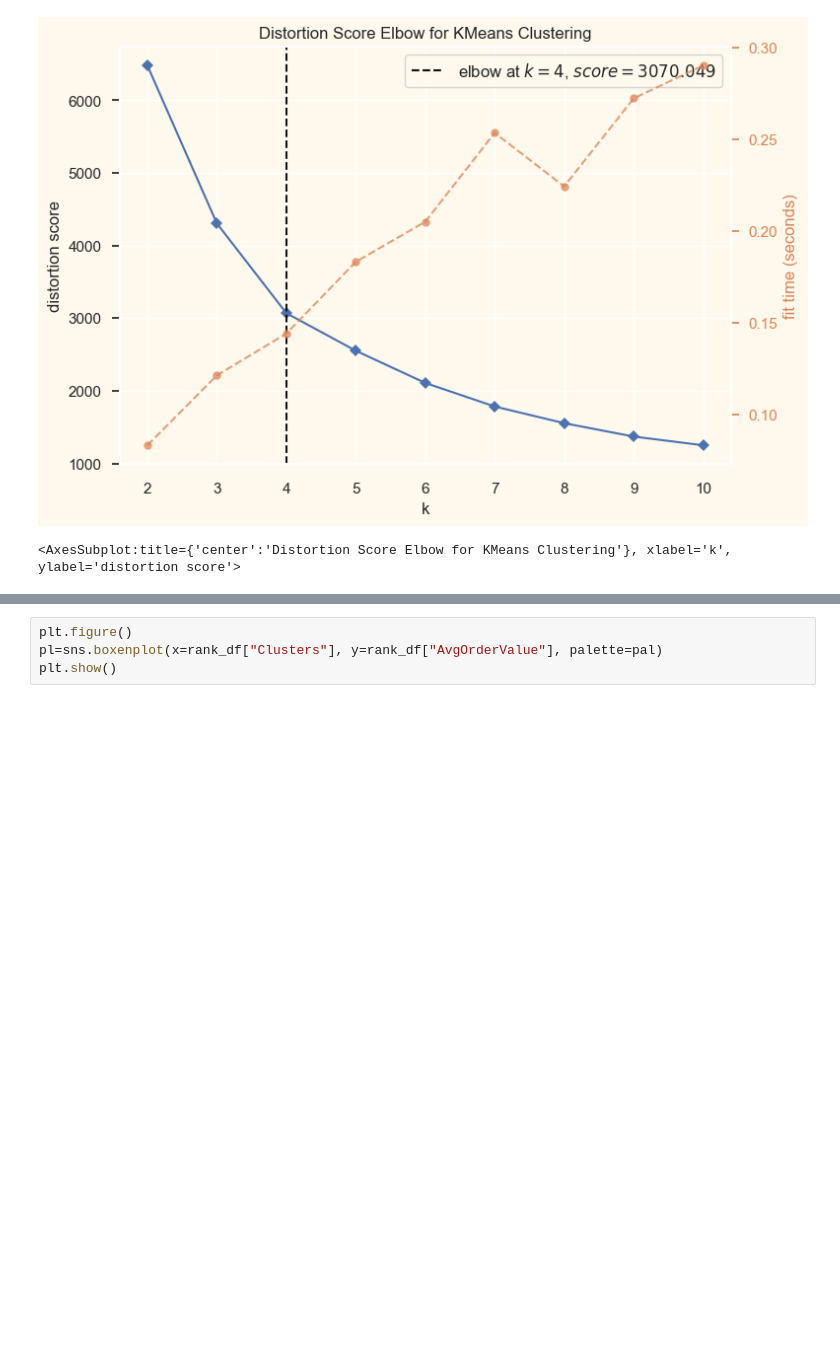
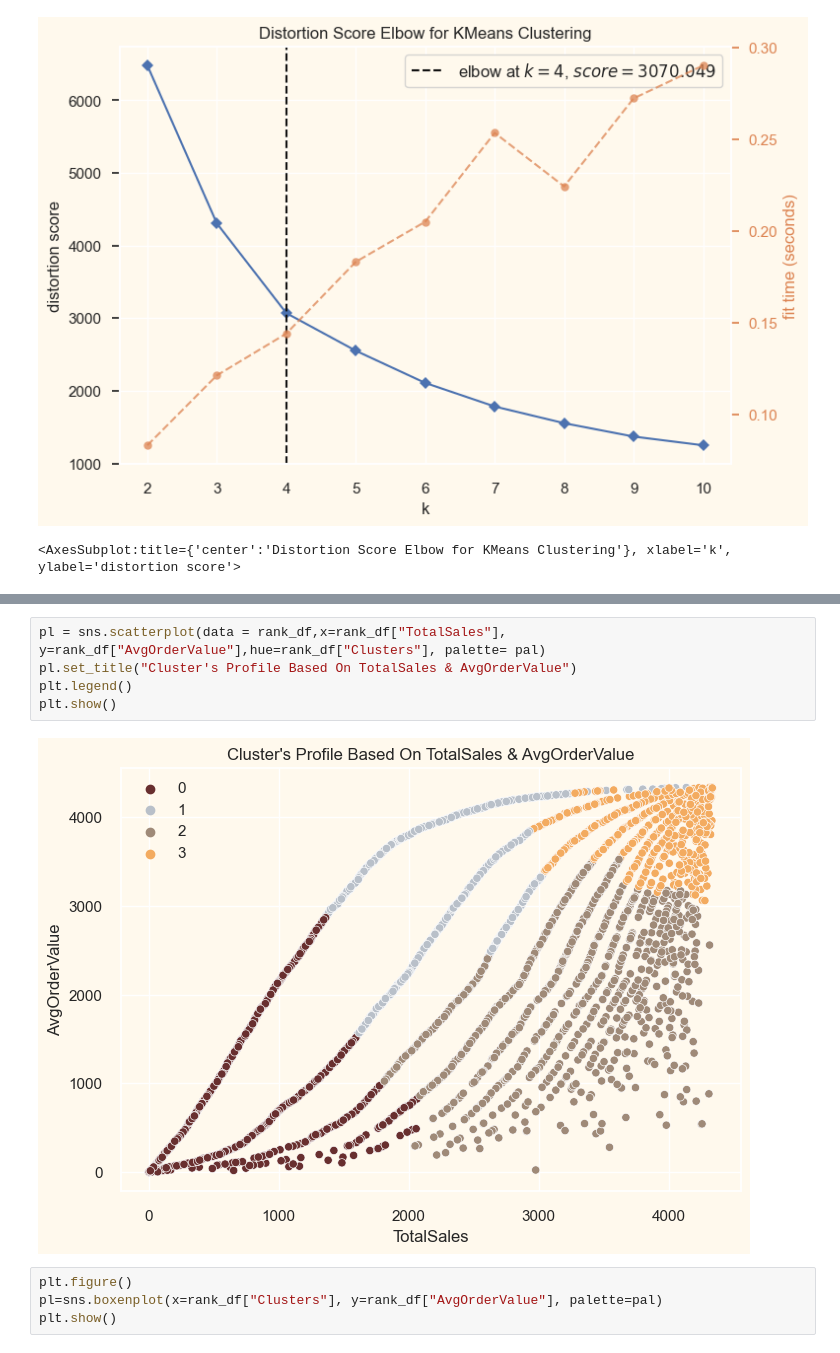
Before and after one commit to nitinjosephrepo/Logistic-Regression, a Jupyter notebook: E-Com Customer Segmentation via k-Means Clustering.ipynb, the cells around one changed output, grey strips where cells are left out. Saved outputs shown, nothing was run; the diff lists cells and outputs as text; blank space fills up the shorter version.

```diff
--- a/E-Com Customer Segmentation via k-Means Clustering.ipynb
+++ b/E-Com Customer Segmentation via k-Means Clustering.ipynb
@@ -352,3 +364,10 @@ plt.show()
+# %%
+pl = sns.scatterplot(data = rank_df,x=rank_df["TotalSales"], y=rank_df["AvgOrderValue"],hue=rank_df["Clusters"], palette= pal)
+pl.set_title("Cluster's Profile Based On TotalSales & AvgOrderValue")
+plt.legend()
+plt.show()
+# %% [output]
+[figure, new version]
 # %%
 plt.figure()
 pl=sns.boxenplot(x=rank_df["Clusters"], y=rank_df["AvgOrderValue"], palette=pal)
```
Also changed, not shown: parts of 37 cells of this notebook.
